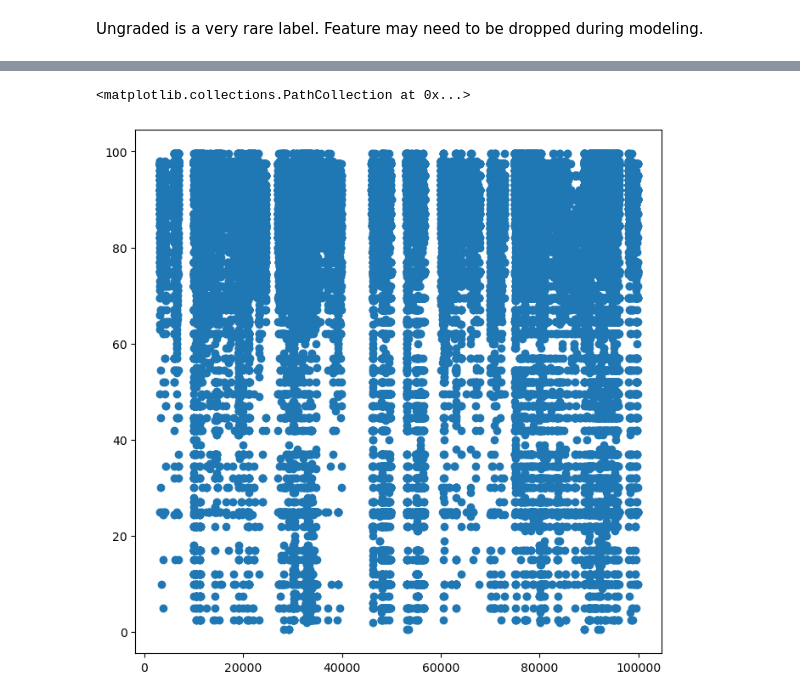
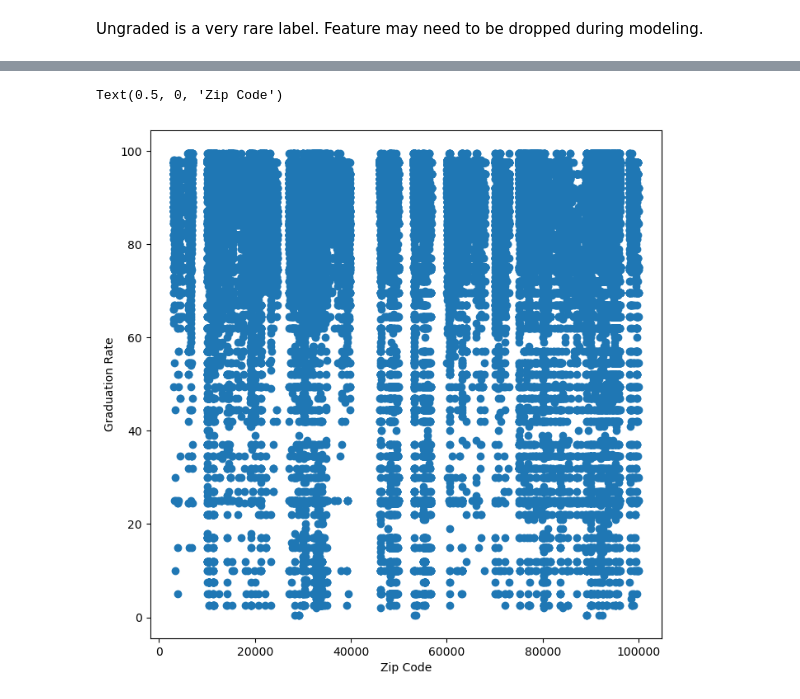
Before and after one commit to georgetown-analytics/student-outcomes, a Jupyter notebook: notebooks/eda.ipynb, the cells around one changed output, grey strips where cells are left out. Drawn from its saved outputs; the diff is of its cells as text; code cells hidden in the pictures.

```diff
--- a/notebooks/eda.ipynb
+++ b/notebooks/eda.ipynb
@@ -190,9 +178,11 @@ df[['zip_mailing','zip_location']].corr()
 # %%
 # Are the zip code and the graduation rate related in any obvious way?
 plt.scatter(x=df['zip_location'],y=df['ALL_RATE_'])
+plt.ylabel("Graduation Rate")
+plt.xlabel("Zip Code")
 # %% [output]
-<matplotlib.collections.PathCollection at 0x...>
+Text(0.5, 0, 'Zip Code')
-[figure, old version]
+[figure, new version]
 # %%
 # Are the lattitude and the graduation rate related in any obvious way?
 plt.scatter(x=df['latitude'],y=df['ALL_RATE_'])
```
Also changed, not shown: parts of 29 cells of this notebook, 14 other files.
